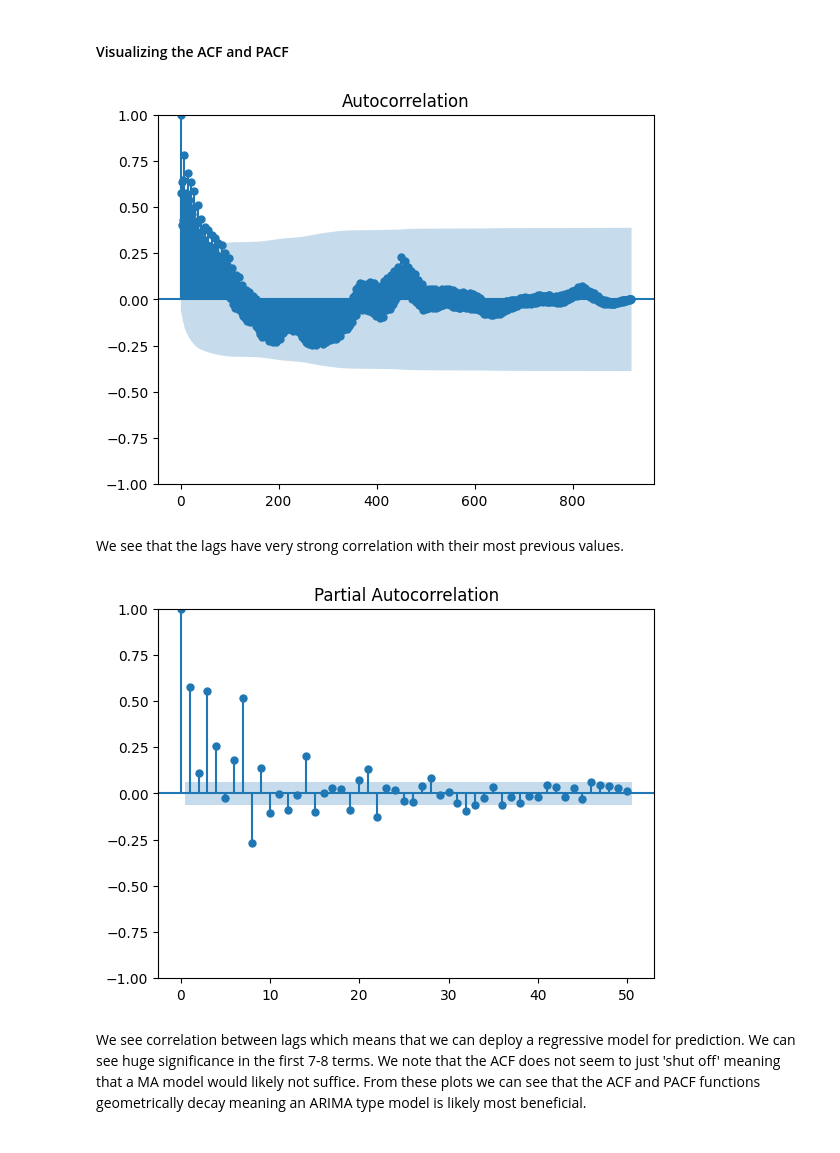
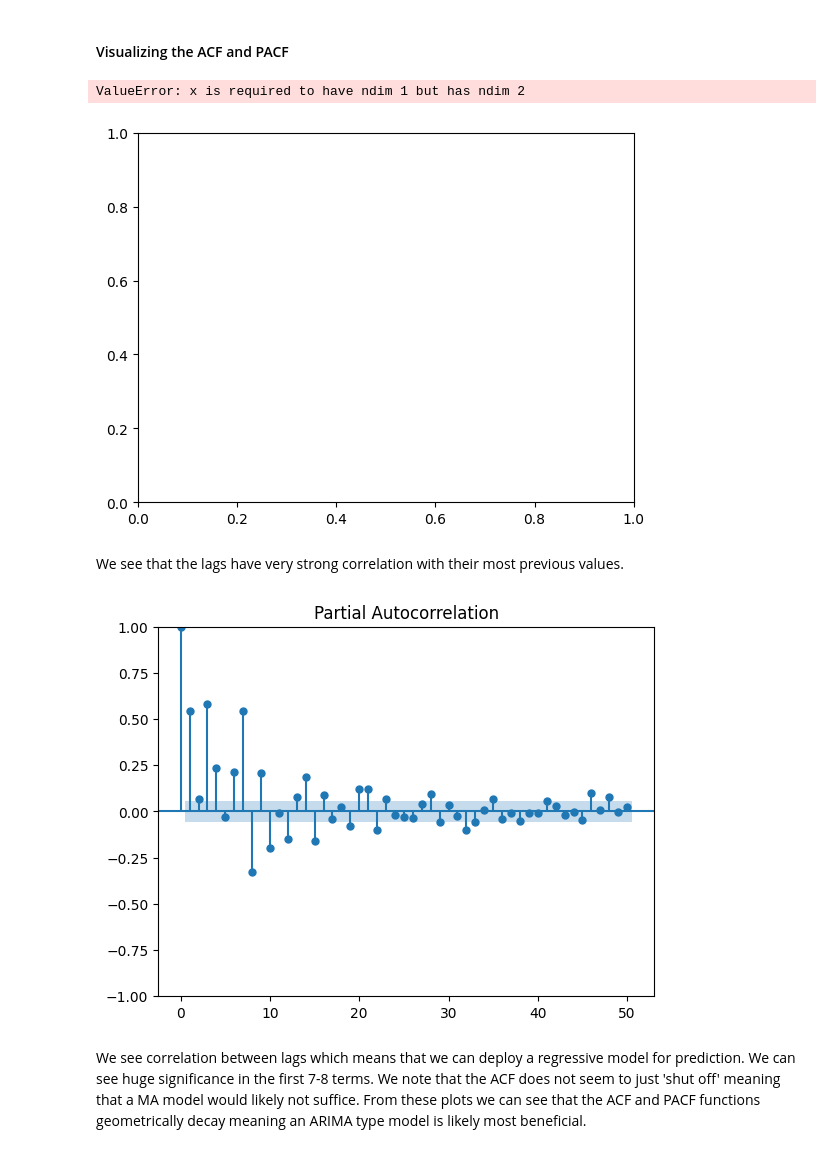
Before and after one commit to nisaac21/Kalshi-Strategies, a Jupyter notebook: tsa_market/research/time_series_data_analysis.ipynb, the cells around one changed output. Drawn from its saved outputs; the diff is of its cells as text; code cells hidden in the pictures.

```diff
--- a/tsa_market/research/time_series_data_analysis.ipynb
+++ b/tsa_market/research/time_series_data_analysis.ipynb
@@ -13,7 +13,7 @@ from matplotlib import pyplot
 TSA_DATA_PATH = '../data/tsa_checkins.csv'
 # %%
 # Loading data
-checkin_data = pd.read_csv(TSA_DATA_PATH)[::-1]
+checkin_data = pd.read_csv(TSA_DATA_PATH)
 # removing covid data
 checkin_data['Date'] = pd.to_datetime(checkin_data['Date'])
 restrictions_start = '2/2/2020'
@@ -64,14 +64,15 @@ $t_i = \beta_{0} + \beta_{1} t_{i-1} + \beta_{2} t_{i-2} + \epsilon$
 plot_acf(checkin_data, lags=len(checkin_data)-1)
 pyplot.show()
 # %% [output]
+ValueError: x is required to have ndim 1 but has ndim 2
-[figure, old version]
+[figure, new version]
 # %% [markdown]
 We see that the lags have very strong correlation with their most previous values.
 # %%
-plot_pacf(checkin_data, lags=50)
-pyplot.show()
+plot_pacf(checkin_data['Checkins'], lags=50)
+plt.show()
 # %% [output]
-[figure, old version]
+[figure, new version]
 # %% [markdown]
 We see correlation between lags which means that we can deploy a regressive model for prediction. We can see huge significance in the first 7-8 terms. We note that the ACF does not seem to just 'shut off' meaning that a MA model would likely not suffice. From these plots we can see that the ACF and PACF functions geometrically decay meaning an ARIMA type model is likely most beneficial.
 # %% [markdown]
```
Also changed, not shown: parts of 1 cell of this notebook, 3 other files.
